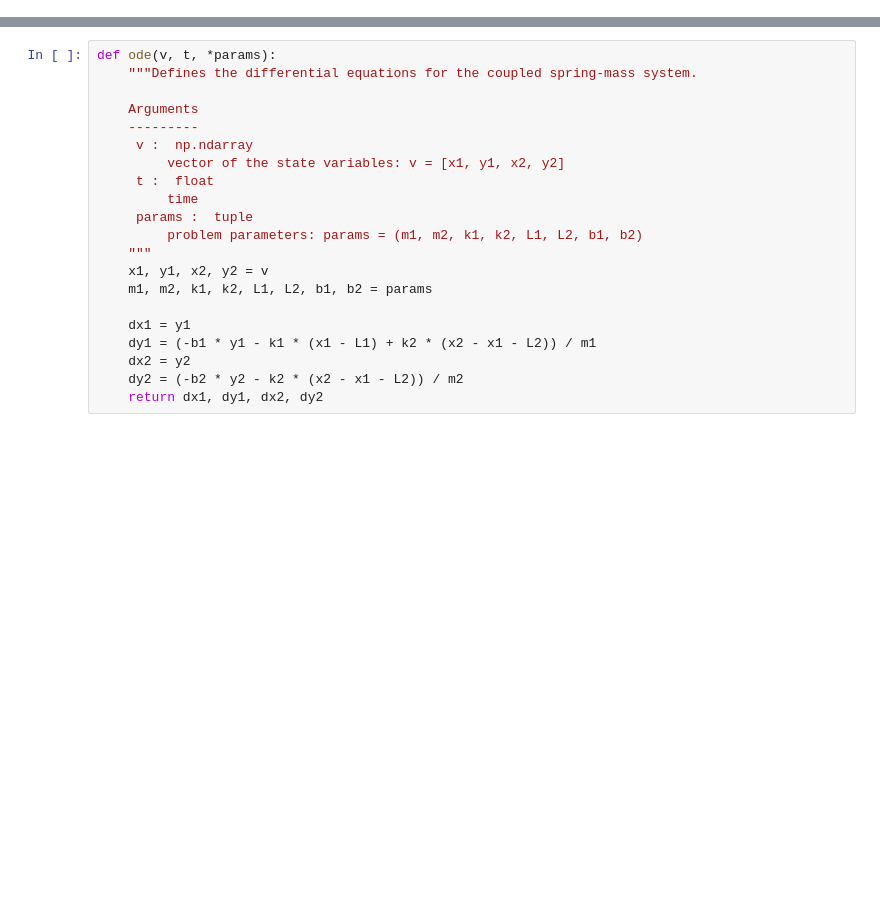
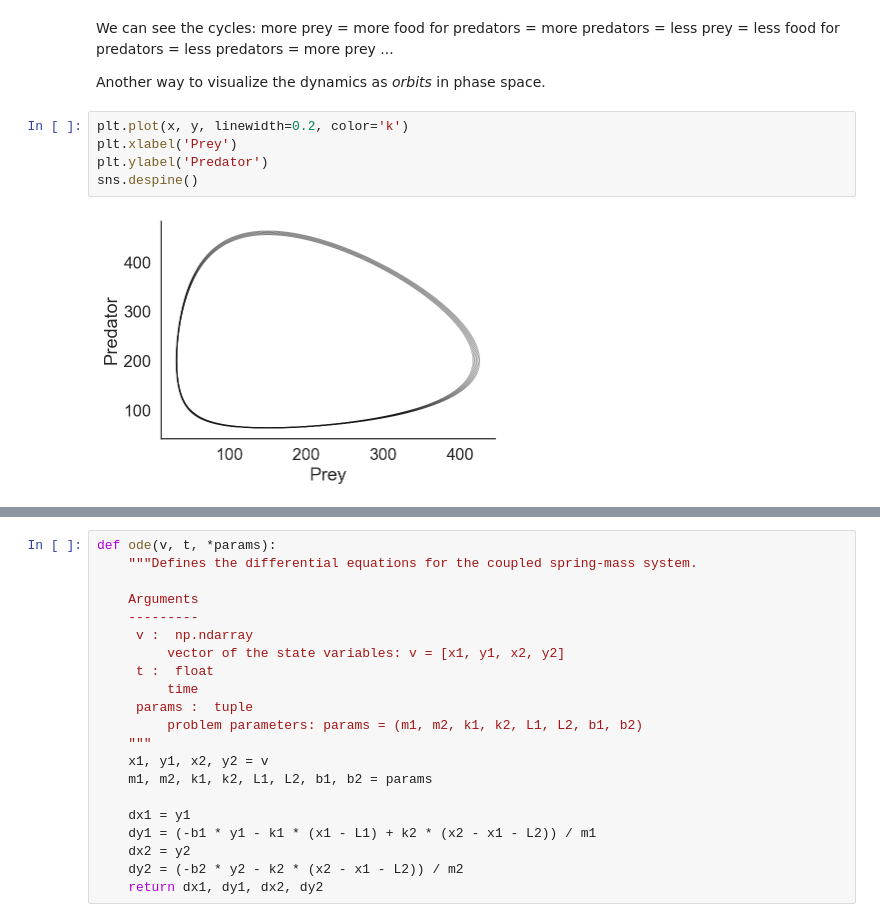
Before and after one commit to yoavram/Py4Eng, a Jupyter notebook: sessions/differential-equations.ipynb, the cells around one changed output, grey strips where cells are left out. Cells and saved outputs as stored; diff of their text form; blank space fills up the shorter version.

```diff
--- a/sessions/differential-equations.ipynb
+++ b/sessions/differential-equations.ipynb
@@ -16,0 +90,11 @@ sns.set(
+# %% [markdown]
+We can see the cycles: more prey = more food for predators = more predators = less prey = less food for predators = less predators = more prey ...
+
+Another way to visualize the dynamics as *orbits* in phase space.
+# %%
+plt.plot(x, y, linewidth=0.2, color='k')
+plt.xlabel('Prey')
+plt.ylabel('Predator')
+sns.despine()
+# %% [output]
+[figure, added]
```
Also changed, not shown: parts of 40 cells of this notebook, 1 other file.
